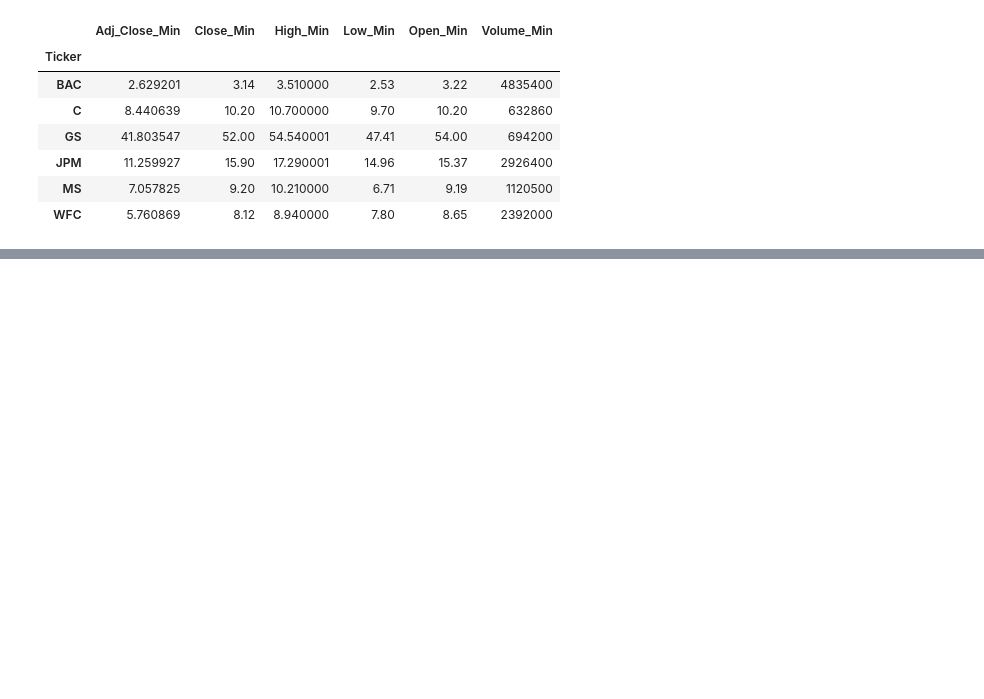
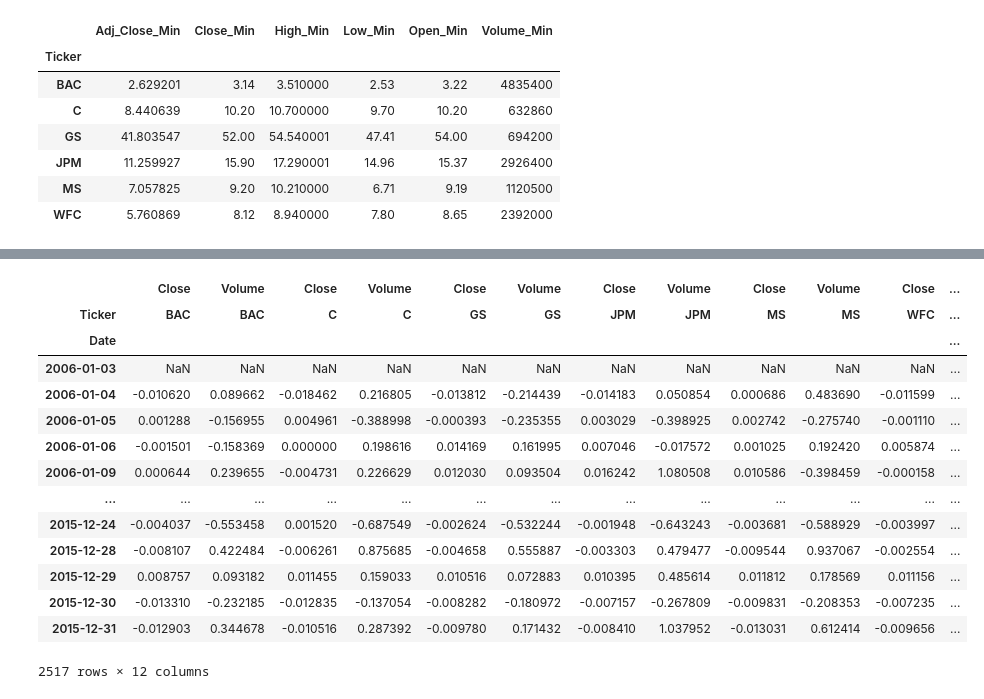
Before and after one commit to MeetPatel89/stocks_analysis, a Jupyter notebook: notebook.ipynb, the cells around one changed output, grey strips where cells are left out. Drawn from its saved outputs; the diff is of its cells as text; code cells hidden in the pictures; blank space fills up the shorter version.

Commit message:
compute bank's daily returns on closing price and trading volumes

```diff
--- a/notebook.ipynb
+++ b/notebook.ipynb
@@ -265,0 +279,11 @@ df.groupby("Ticker").agg(Adj_Close_Min=("Adj Close", "min"), Close_Min=("Close",
+# %%
+# initialize pandas index slice object to slice through different levels of hierarchical index in bank stocks dataframe
+idx = pd.IndexSlice
+# %%
+# compute percentage change for Closing price and Volumes for all bank stocks
+BAC_pct = df.loc[idx[:, "BAC"], ["Close", "Volume"]].sort_values(by="Date").pct_change()
+C_pct = df.loc[idx[:, "C"], ["Close", "Volume"]].sort_values(by="Date").pct_change()
+GS_pct = df.loc[idx[:, "GS"], ["Close", "Volume"]].sort_values(by="Date").pct_change()
+JPM_pct = df.loc[idx[:, "JPM"], ["Close", "Volume"]].sort_values(by="Date").pct_change()
+MS_pct = df.loc[idx[:, "MS"], ["Close", "Volume"]].sort_values(by="Date").pct_change()
+WFC_pct = df.loc[idx[:, "WFC"], ["Close", "Volume"]].sort_values(by="Date").pct_change()
@@ -265,0 +307,29 @@ df.groupby("Ticker").agg(Adj_Close_Min=("Adj Close", "min"), Close_Min=("Close",
+# %%
+# unstack pct change dataframes
+BAC_pct = BAC_pct.unstack()
+C_pct = C_pct.unstack()
+GS_pct = GS_pct.unstack()
+JPM_pct = JPM_pct.unstack()
+MS_pct = MS_pct.unstack()
+WFC_pct = WFC_pct.unstack()
+# %%
+# concatenate pct change dataframes along column axis
+returns = pd.concat([BAC_pct, C_pct, GS_pct, JPM_pct, MS_pct, WFC_pct], axis=1)
+# %%
+returns
+# %% [output]
+|  | Close | Volume | Close | Volume | Close | Volume | Close | Volume | Close | Volume | Close | ... |
+| Ticker | BAC | BAC | C | C | GS | GS | JPM | JPM | MS | MS | WFC | ... |
+| Date |  |  |  |  |  |  |  |  |  |  |  | ... |
+| 2006-01-03 | NaN | NaN | NaN | NaN | NaN | NaN | NaN | NaN | NaN | NaN | NaN | ... |
+| 2006-01-04 | -0.010620 | 0.089662 | -0.018462 | 0.216805 | -0.013812 | -0.214439 | -0.014183 | 0.050854 | 0.000686 | 0.483690 | -0.011599 | ... |
+| 2006-01-05 | 0.001288 | -0.156955 | 0.004961 | -0.388998 | -0.000393 | -0.235355 | 0.003029 | -0.398925 | 0.002742 | -0.275740 | -0.001110 | ... |
+| 2006-01-06 | -0.001501 | -0.158369 | 0.000000 | 0.198616 | 0.014169 | 0.161995 | 0.007046 | -0.017572 | 0.001025 | 0.192420 | 0.005874 | ... |
+| 2006-01-09 | 0.000644 | 0.239655 | -0.004731 | 0.226629 | 0.012030 | 0.093504 | 0.016242 | 1.080508 | 0.010586 | -0.398459 | -0.000158 | ... |
+| ... | ... | ... | ... | ... | ... | ... | ... | ... | ... | ... | ... | ... |
+| 2015-12-24 | -0.004037 | -0.553458 | 0.001520 | -0.687549 | -0.002624 | -0.532244 | -0.001948 | -0.643243 | -0.003681 | -0.588929 | -0.003997 | ... |
+| 2015-12-28 | -0.008107 | 0.422484 | -0.006261 | 0.875685 | -0.004658 | 0.555887 | -0.003303 | 0.479477 | -0.009544 | 0.937067 | -0.002554 | ... |
+| 2015-12-29 | 0.008757 | 0.093182 | 0.011455 | 0.159033 | 0.010516 | 0.072883 | 0.010395 | 0.485614 | 0.011812 | 0.178569 | 0.011156 | ... |
+| 2015-12-30 | -0.013310 | -0.232185 | -0.012835 | -0.137054 | -0.008282 | -0.180972 | -0.007157 | -0.267809 | -0.009831 | -0.208353 | -0.007235 | ... |
+| 2015-12-31 | -0.012903 | 0.344678 | -0.010516 | 0.287392 | -0.009780 | 0.171432 | -0.008410 | 1.037952 | -0.013031 | 0.612414 | -0.009656 | ... |
+2517 rows × 12 columns
```
Also changed, not shown: parts of 3 cells of this notebook.
